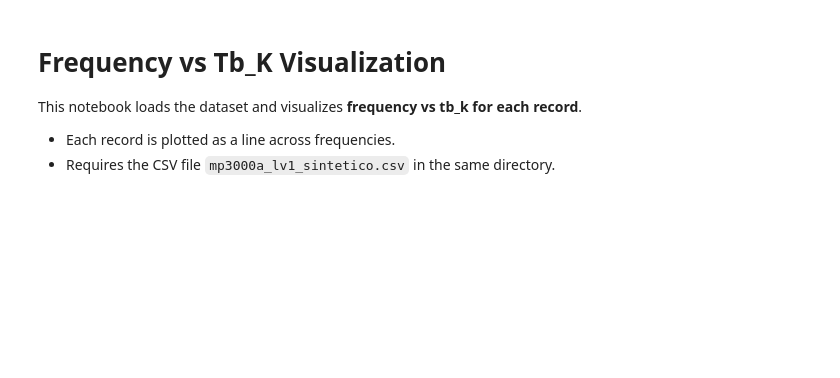
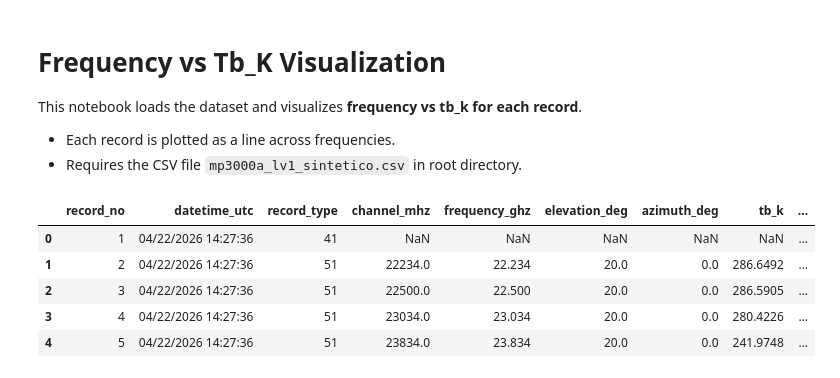
Before and after one commit to jorgeortiz41/RFIGenerator, a Jupyter notebook: src/notebooks/frequency_vs_tbk_notebook.ipynb, the cells around one changed output. Saved outputs shown, nothing was run; the diff lists cells and outputs as text; code cells hidden in the pictures; blank space fills up the shorter version.

```diff
--- a/src/notebooks/frequency_vs_tbk_notebook.ipynb
+++ b/src/notebooks/frequency_vs_tbk_notebook.ipynb
@@ -4,7 +4,7 @@
 This notebook loads the dataset and visualizes **frequency vs tb_k for each record**.
 
 - Each record is plotted as a line across frequencies.
-- Requires the CSV file `mp3000a_lv1_sintetico.csv` in the same directory.
+- Requires the CSV file `mp3000a_lv1_sintetico.csv` in root directory.
 # %%
 import pandas as pd
 import matplotlib.pyplot as plt
@@ -14,7 +11,15 @@ plt.rcParams["font.family"] = "DejaVu Sans"
 # %%
 # Load dataset
-df = pd.read_csv("mp3000a_lv1_sintetico.csv")
+df = pd.read_csv("../../mp3000a_lv1_sintetico.csv")
+df.dropna(subset=["tb_k"])
 
 # Preview
 df.head()
+# %% [output]
+|  | record_no | datetime_utc | record_type | channel_mhz | frequency_ghz | elevation_deg | azimuth_deg | tb_k | ... |
+| 0 | 1 | 04/22/2026 14:27:36 | 41 | NaN | NaN | NaN | NaN | NaN | ... |
+| 1 | 2 | 04/22/2026 14:27:36 | 51 | 22234.0 | 22.234 | 20.0 | 0.0 | 286.6492 | ... |
+| 2 | 3 | 04/22/2026 14:27:36 | 51 | 22500.0 | 22.500 | 20.0 | 0.0 | 286.5905 | ... |
+| 3 | 4 | 04/22/2026 14:27:36 | 51 | 23034.0 | 23.034 | 20.0 | 0.0 | 280.4226 | ... |
+| 4 | 5 | 04/22/2026 14:27:36 | 51 | 23834.0 | 23.834 | 20.0 | 0.0 | 241.9748 | ... |
 # %%
```
Also changed, not shown: parts of 4 cells of this notebook.
